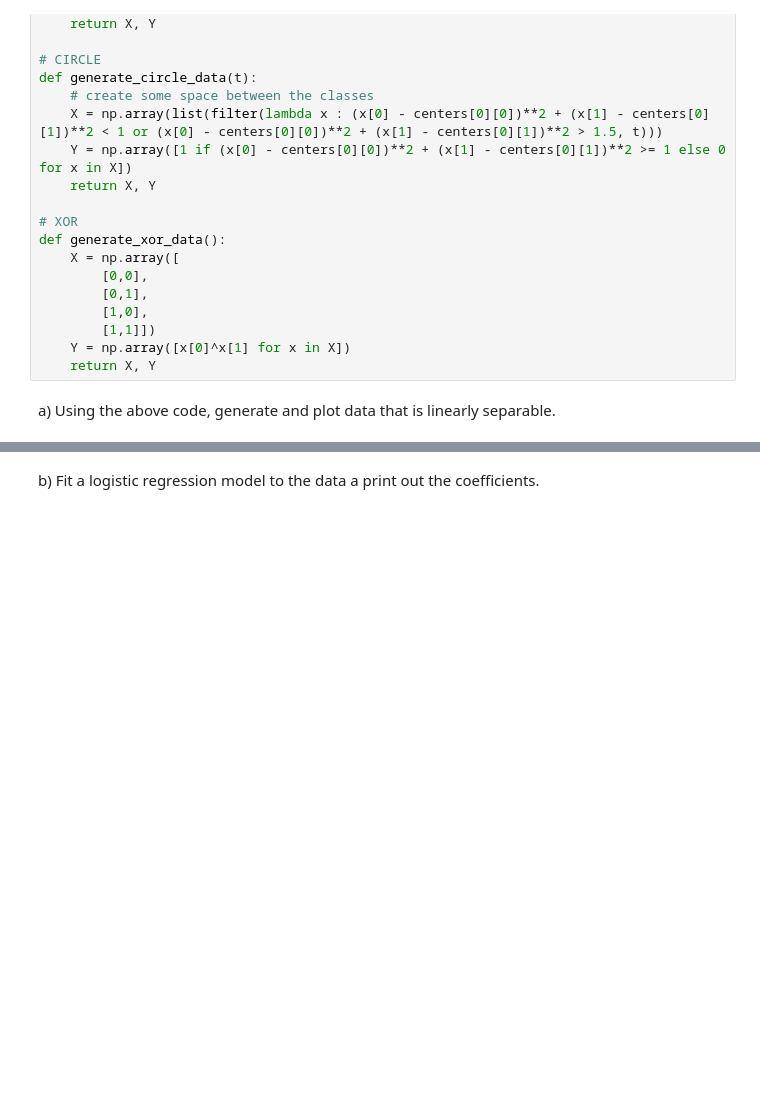
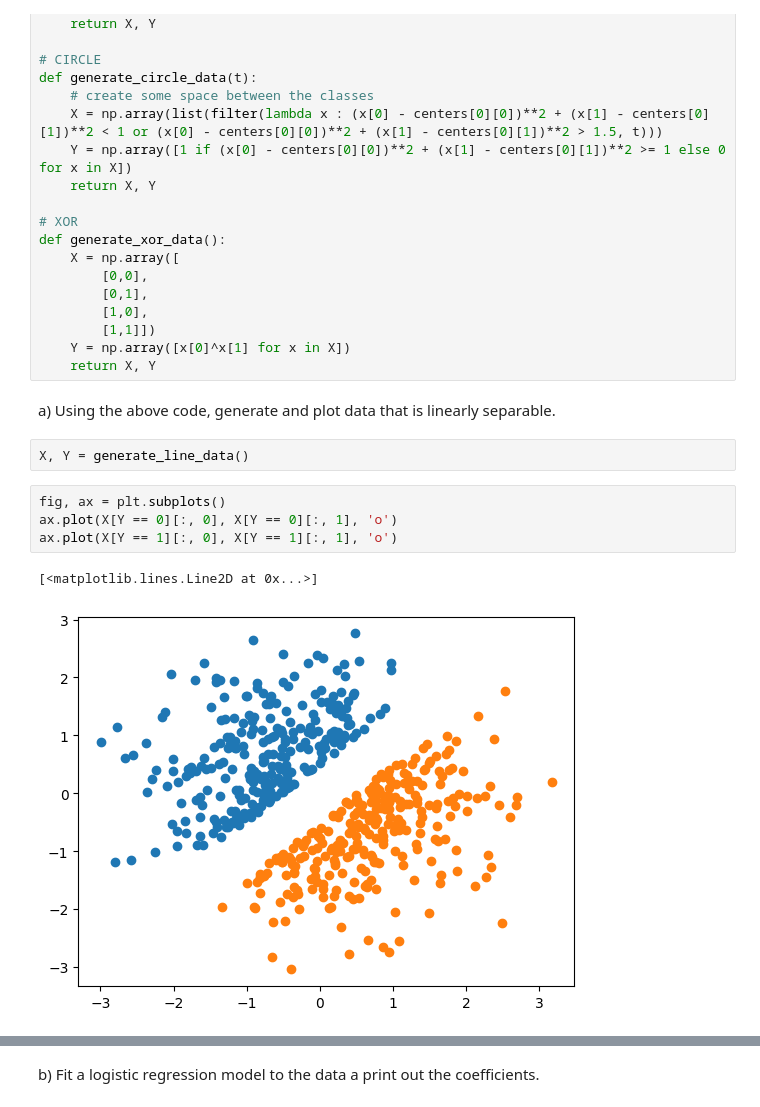
Before and after one commit to chrisdchan/Data-Science-Fundamentals, a Jupyter notebook: lecture_21/worksheet_21.ipynb, the cells around one changed output, grey strips where cells are left out. Drawn from its saved outputs; the diff is of its cells as text; blank space fills up the shorter version.

```diff
--- a/lecture_21/worksheet_21.ipynb
+++ b/lecture_21/worksheet_21.ipynb
@@ -46,4 +46,13 @@ def generate_xor_data():
     return X, Y
 # %% [markdown]
 a) Using the above code, generate and plot data that is linearly separable.
+# %%
+X, Y = generate_line_data()
+# %%
+fig, ax = plt.subplots()
+ax.plot(X[Y == 0][:, 0], X[Y == 0][:, 1], 'o')
+ax.plot(X[Y == 1][:, 0], X[Y == 1][:, 1], 'o')
+# %% [output]
+[<matplotlib.lines.Line2D at 0x...>]
+[figure, added]
 # %%
```
Also changed, not shown: parts of 19 cells of this notebook, 4 other files.
